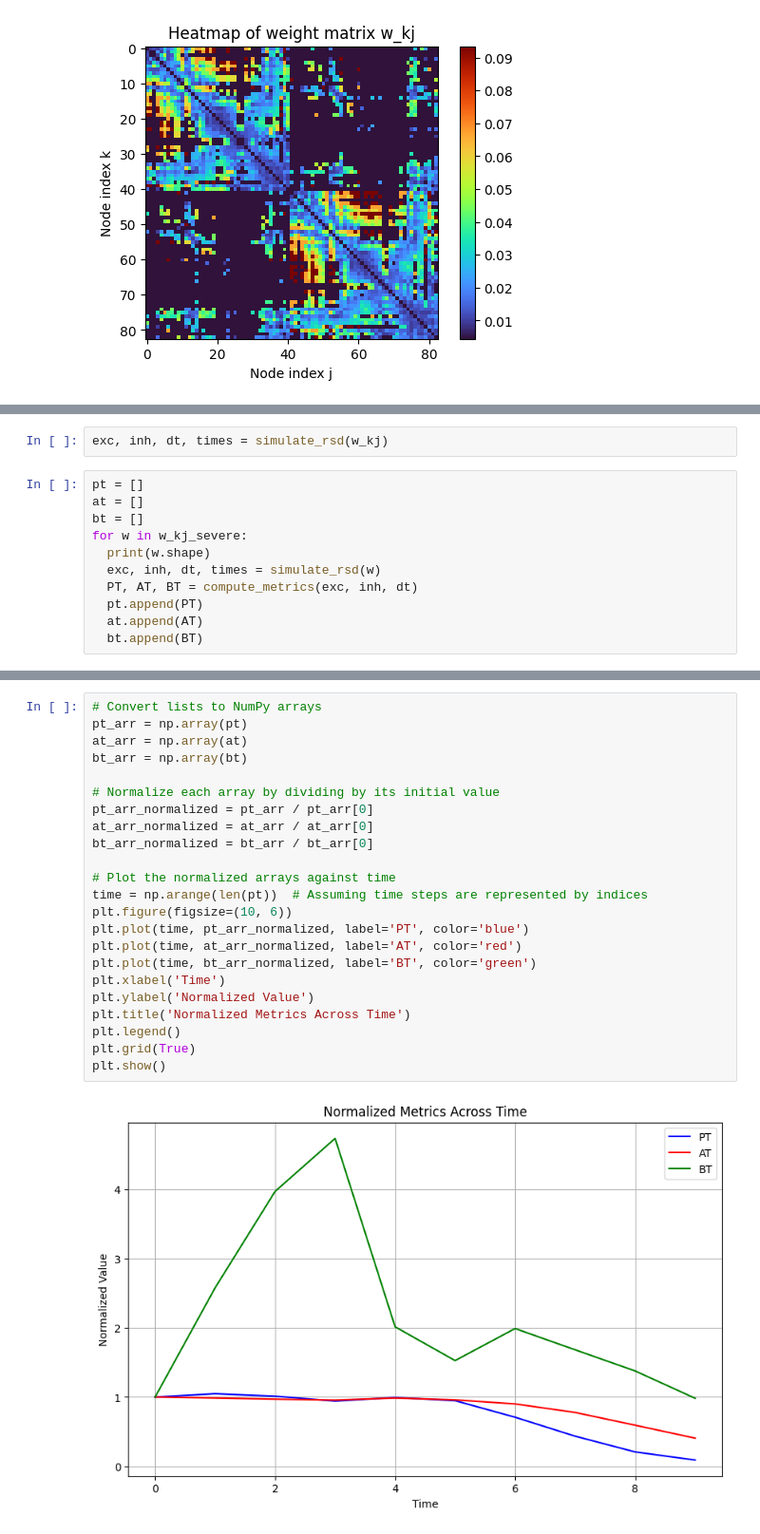
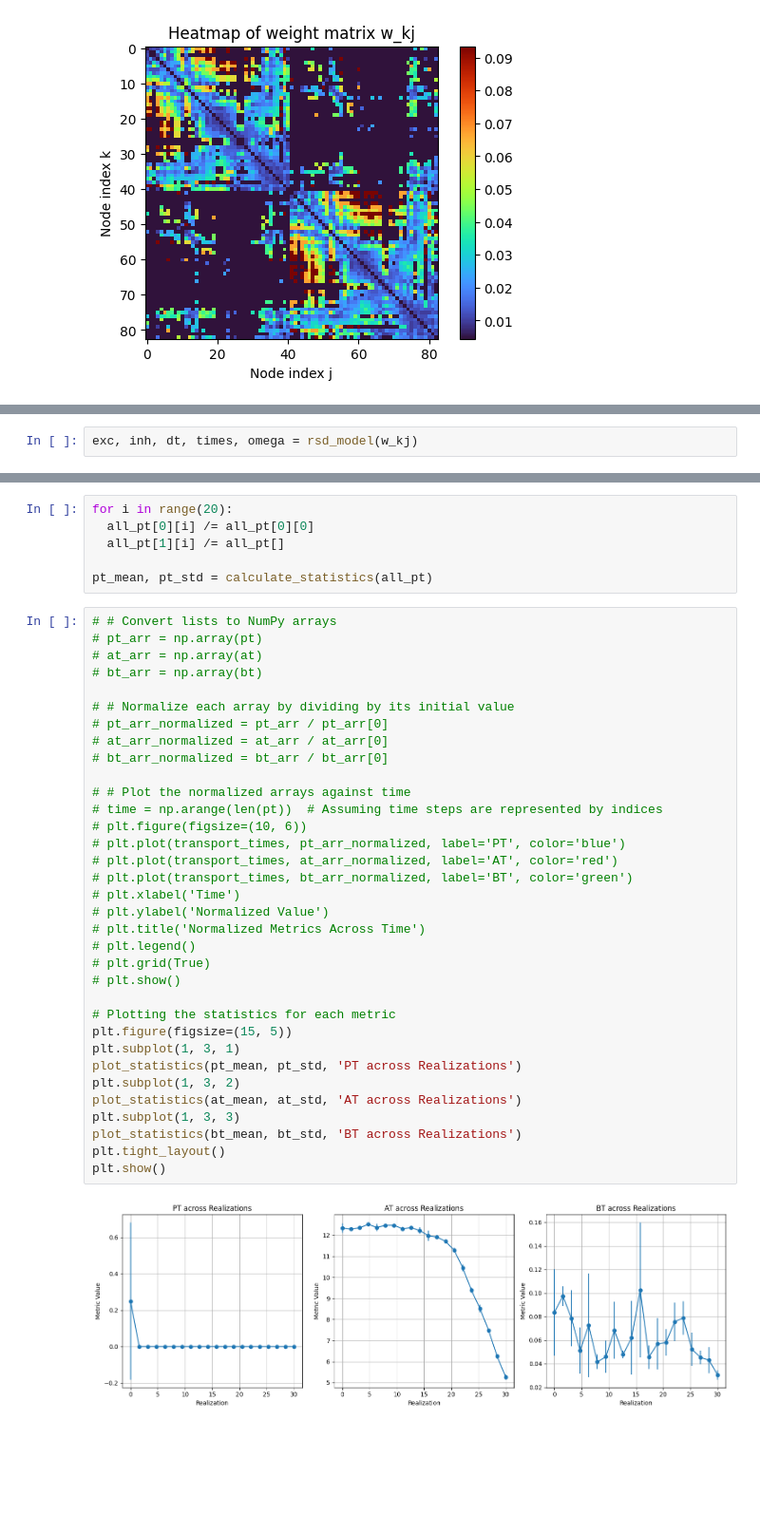
Before and after one commit to shayanshafquat/neuronal-oscillations-evolving-networks, a Jupyter notebook: notebooks/fig4_5.ipynb, the cells around one changed output, grey strips where cells are left out. Shown: that part at 95% size. Saved outputs shown, nothing was run; the diff lists cells and outputs as text; blank space fills up the shorter version.

```diff
--- a/notebooks/fig4_5.ipynb
+++ b/notebooks/fig4_5.ipynb
@@ -310,13 +261,2 @@ array([[0.        , 0.3508948 , 0.02078903, ..., 0.        , 0.        ,
 # %%
-exc, inh, dt, times = simulate_rsd(w_kj)
+exc, inh, dt, times, omega = rsd_model(w_kj)
-# %%
-pt = []
-at = []
-bt = []
-for w in w_kj_severe:
-  print(w.shape)
-  exc, inh, dt, times = simulate_rsd(w)
-  PT, AT, BT = compute_metrics(exc, inh, dt)
-  pt.append(PT)
-  at.append(AT)
-  bt.append(BT)
@@ -365,25 +354,42 @@ NameError: name 'times' is not defined
+# %%
+for i in range(20):
+  all_pt[0][i] /= all_pt[0][0]
+  all_pt[1][i] /= all_pt[]
+
+pt_mean, pt_std = calculate_statistics(all_pt)
 # %%
-# Convert lists to NumPy arrays
-pt_arr = np.array(pt)
-at_arr = np.array(at)
-bt_arr = np.array(bt)
+# # Convert lists to NumPy arrays
+# pt_arr = np.array(pt)
+# at_arr = np.array(at)
+# bt_arr = np.array(bt)
 
-# Normalize each array by dividing by its initial value
-pt_arr_normalized = pt_arr / pt_arr[0]
-at_arr_normalized = at_arr / at_arr[0]
-bt_arr_normalized = bt_arr / bt_arr[0]
+# # Normalize each array by dividing by its initial value
+# pt_arr_normalized = pt_arr / pt_arr[0]
+# at_arr_normalized = at_arr / at_arr[0]
+# bt_arr_normalized = bt_arr / bt_arr[0]
 
-# Plot the normalized arrays against time
-time = np.arange(len(pt))  # Assuming time steps are represented by indices
-plt.figure(figsize=(10, 6))
-plt.plot(time, pt_arr_normalized, label='PT', color='blue')
-plt.plot(time, at_arr_normalized, label='AT', color='red')
-plt.plot(time, bt_arr_normalized, label='BT', color='green')
-plt.xlabel('Time')
-plt.ylabel('Normalized Value')
-plt.title('Normalized Metrics Across Time')
-plt.legend()
-plt.grid(True)
+# # Plot the normalized arrays against time
+# time = np.arange(len(pt))  # Assuming time steps are represented by indices
+# plt.figure(figsize=(10, 6))
+# plt.plot(transport_times, pt_arr_normalized, label='PT', color='blue')
+# plt.plot(transport_times, at_arr_normalized, label='AT', color='red')
+# plt.plot(transport_times, bt_arr_normalized, label='BT', color='green')
+# plt.xlabel('Time')
+# plt.ylabel('Normalized Value')
+# plt.title('Normalized Metrics Across Time')
+# plt.legend()
+# plt.grid(True)
+# plt.show()
+
+# Plotting the statistics for each metric
+plt.figure(figsize=(15, 5))
+plt.subplot(1, 3, 1)
+plot_statistics(pt_mean, pt_std, 'PT across Realizations')
+plt.subplot(1, 3, 2)
+plot_statistics(at_mean, at_std, 'AT across Realizations')
+plt.subplot(1, 3, 3)
+plot_statistics(bt_mean, bt_std, 'BT across Realizations')
+plt.tight_layout()
 plt.show()
 # %% [output]
-[figure, old version]
+[figure, new version]
```
Also changed, not shown: parts of 13 cells of this notebook.
